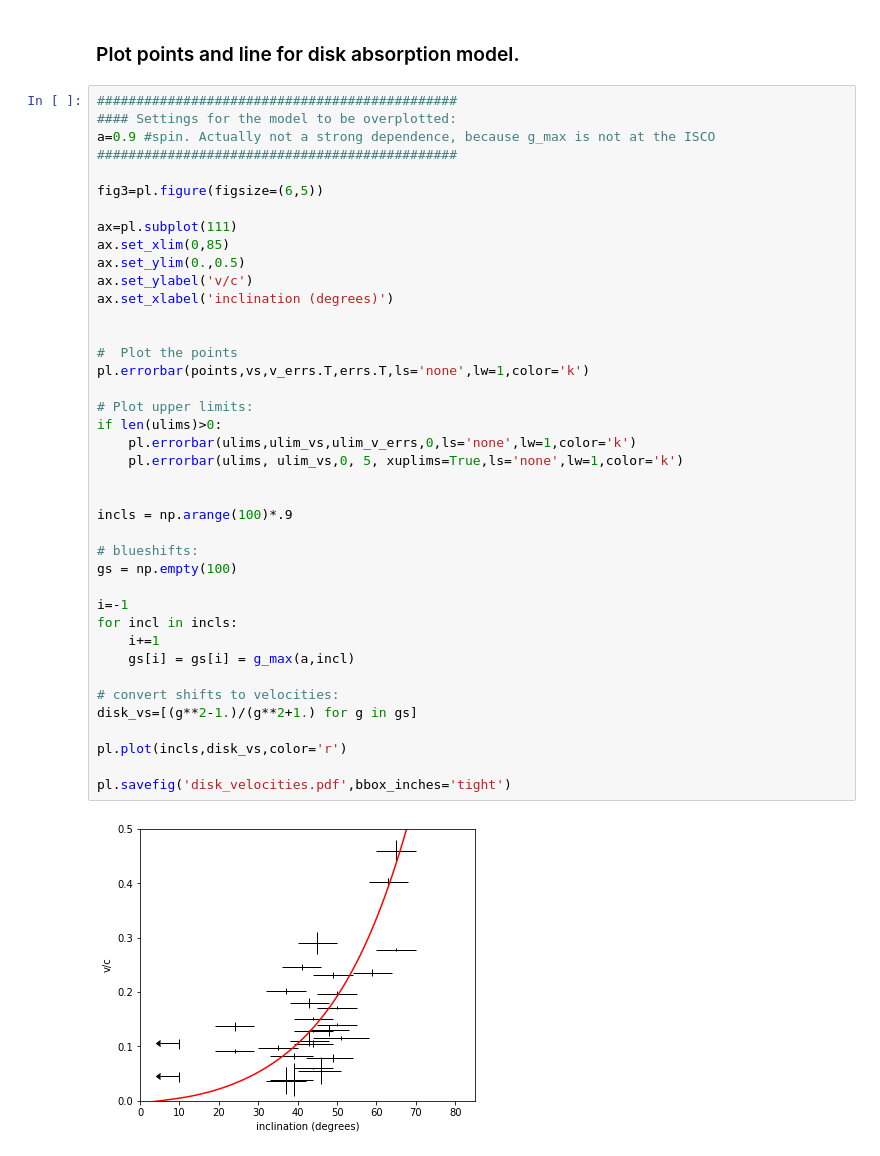
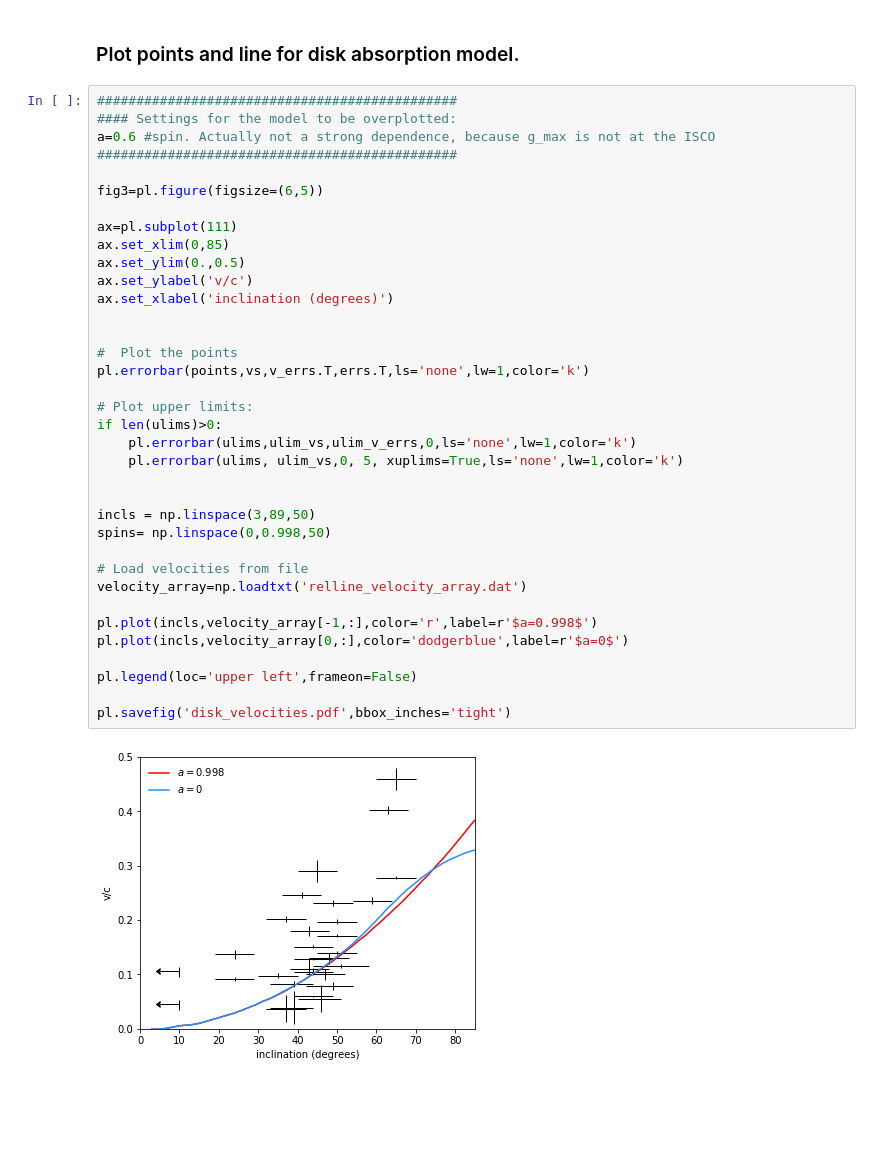
Before and after one commit to M-L-Parker/UFO_inclinations, a Jupyter notebook: Wind geometries.ipynb, the cells around one changed output. Cells and saved outputs as stored; diff of their text form; blank space fills up the shorter version.

Commit message:
switched to calculating disk blueshifts from relline

```diff
--- a/Wind geometries.ipynb
+++ b/Wind geometries.ipynb
@@ -261,42 +260,38 @@ pl.savefig('wind_velocity.pdf',bbox_inches='tight')
 # %%
 ##############################################
 #### Settings for the model to be overplotted:
-a=0.9 #spin. Actually not a strong dependence, because g_max is not at the ISCO
+a=0.6 #spin. Actually not a strong dependence, because g_max is not at the ISCO
 ##############################################
 
 fig3=pl.figure(figsize=(6,5))
 
 ax=pl.subplot(111)
 ax.set_xlim(0,85)
 ax.set_ylim(0.,0.5)
 ax.set_ylabel('v/c')
 ax.set_xlabel('inclination (degrees)')
 
 
 #  Plot the points
 pl.errorbar(points,vs,v_errs.T,errs.T,ls='none',lw=1,color='k')
 
 # Plot upper limits:
 if len(ulims)>0:
     pl.errorbar(ulims,ulim_vs,ulim_v_errs,0,ls='none',lw=1,color='k')
     pl.errorbar(ulims, ulim_vs,0, 5, xuplims=True,ls='none',lw=1,color='k')
 
 
-incls = np.arange(100)*.9
+incls = np.linspace(3,89,50)
+spins= np.linspace(0,0.998,50)
 
-# blueshifts:
-gs = np.empty(100)
+# Load velocities from file
+velocity_array=np.loadtxt('relline_velocity_array.dat')
 
-i=-1
-for incl in incls:
-    i+=1
-    gs[i] = gs[i] = g_max(a,incl)
+pl.plot(incls,velocity_array[-1,:],color='r',label=r'$a=0.998$')
+pl.plot(incls,velocity_array[0,:],color='dodgerblue',label=r'$a=0$')
 
-# convert shifts to velocities:
-disk_vs=[(g**2-1.)/(g**2+1.) for g in gs]
-
-pl.plot(incls,disk_vs,color='r')
+pl.legend(loc='upper left',frameon=False)
 
 pl.savefig('disk_velocities.pdf',bbox_inches='tight')
 # %% [output]
-[figure, old version]
+[figure, new version]
```
Also changed, not shown: parts of 4 cells of this notebook, 5 other files.
